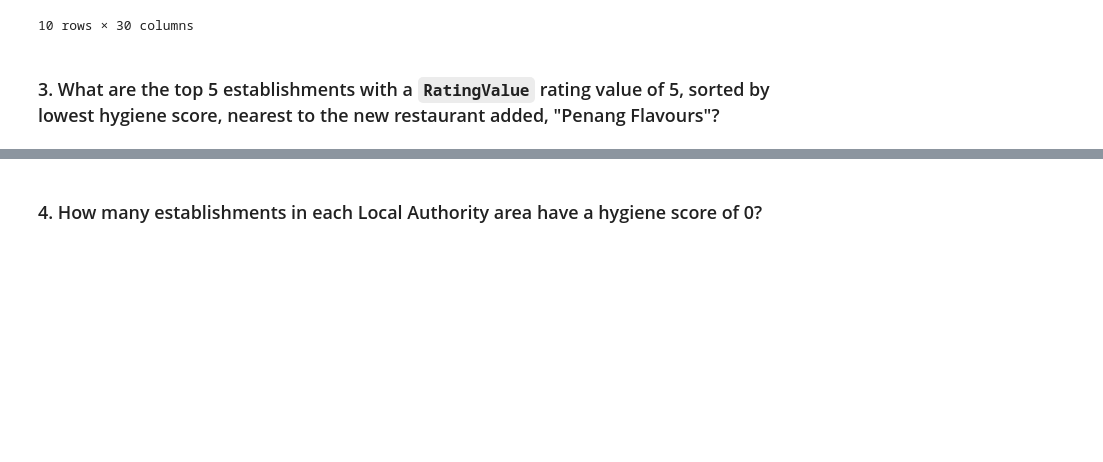
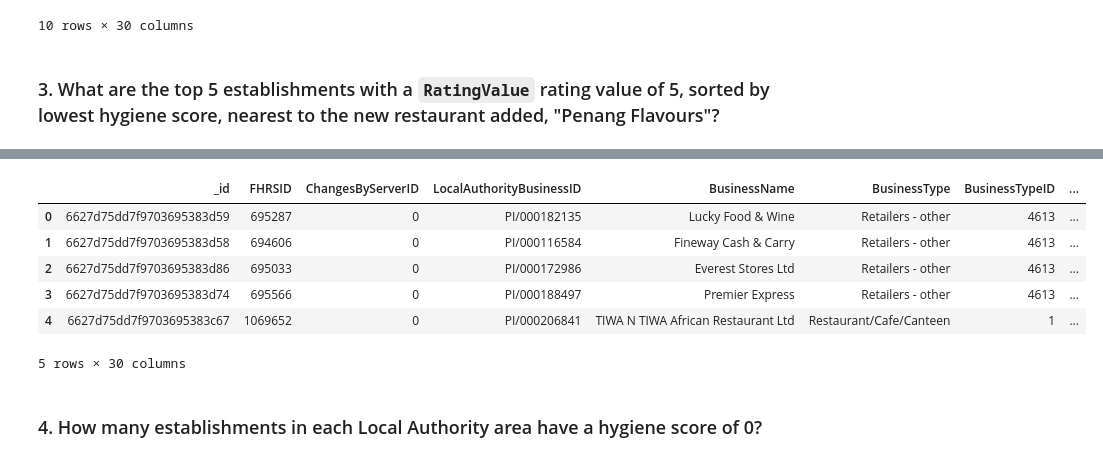
Before and after one commit to thomasjngo/UK-Restaurants-NoSQL-Analysis, a Jupyter notebook: NoSQL_analysis_starter.ipynb, the cells around one changed output, grey strips where cells are left out. Cells and saved outputs as stored; diff of their text form; code cells hidden in the pictures; blank space fills up the shorter version.

```diff
--- a/NoSQL_analysis_starter.ipynb
+++ b/NoSQL_analysis_starter.ipynb
@@ -141,15 +141,30 @@ rating_4.head(10)
 ### 3. What are the top 5 establishments with a `RatingValue` rating value of 5, sorted by lowest hygiene score, nearest to the new restaurant added, "Penang Flavours"?
 # %%
 # Search within 0.01 degree on either side of the latitude and longitude.
-# Rating value must equal 5
-# Sort by hygiene score
+query_penang = {"BusinessName": "Penang Flavours"}
+penang_find = establishments.find_one(query_penang)
 
 degree_search = 0.01
-latitude =
-longitude =
+latitude = penang_find["geocode"].get("latitude")
+longitude = penang_find["geocode"].get("longitude")
 
-query =
-sort =
-limit =
+# Rating value must equal 5
+query = {
+    'geocode.latitude': {'$gte': latitude - degree_search, '$lte': latitude + degree_search},
+    'geocode.longitude': {'$gte': longitude - degree_search, '$lte': longitude + degree_search},
+    'RatingValue': 5
+}
+
+# You can set a projection to filter out unncessary columns
+# projection = {'_id': 0, 'BusinessName': 1, 'scores.Hygiene': 1}
+
+# Sort by hygiene score
+# scores.Hygene sort by: 1 = lowest number, -1 = lowest hygiene
+results = establishments.find(query).sort('scores.Hygiene', 1).limit(5)
+
+data = []
 
 # Print the results
+for result in results:
+    pprint(result)
+    data.append(result)
@@ -156,5 +189,17 @@ limit =
 # %%
 # Convert result to Pandas DataFrame
+top_5 = pd.DataFrame(data)
+
+# Display the DataFrame
+top_5
+# %% [output]
+|  | _id | FHRSID | ChangesByServerID | LocalAuthorityBusinessID | BusinessName | BusinessType | BusinessTypeID | ... |
+| 0 | 6627d75dd7f9703695383d59 | 695287 | 0 | PI/000182135 | Lucky Food & Wine | Retailers - other | 4613 | ... |
+| 1 | 6627d75dd7f9703695383d58 | 694606 | 0 | PI/000116584 | Fineway Cash & Carry | Retailers - other | 4613 | ... |
+| 2 | 6627d75dd7f9703695383d86 | 695033 | 0 | PI/000172986 | Everest Stores Ltd | Retailers - other | 4613 | ... |
+| 3 | 6627d75dd7f9703695383d74 | 695566 | 0 | PI/000188497 | Premier Express | Retailers - other | 4613 | ... |
+| 4 | 6627d75dd7f9703695383c67 | 1069652 | 0 | PI/000206841 | TIWA N TIWA African Restaurant Ltd | Restaurant/Cafe/Canteen | 1 | ... |
+5 rows × 30 columns
 # %% [markdown]
 ### 4. How many establishments in each Local Authority area have a hygiene score of 0?
 # %%
```
Also changed, not shown: parts of 1 cell of this notebook.
